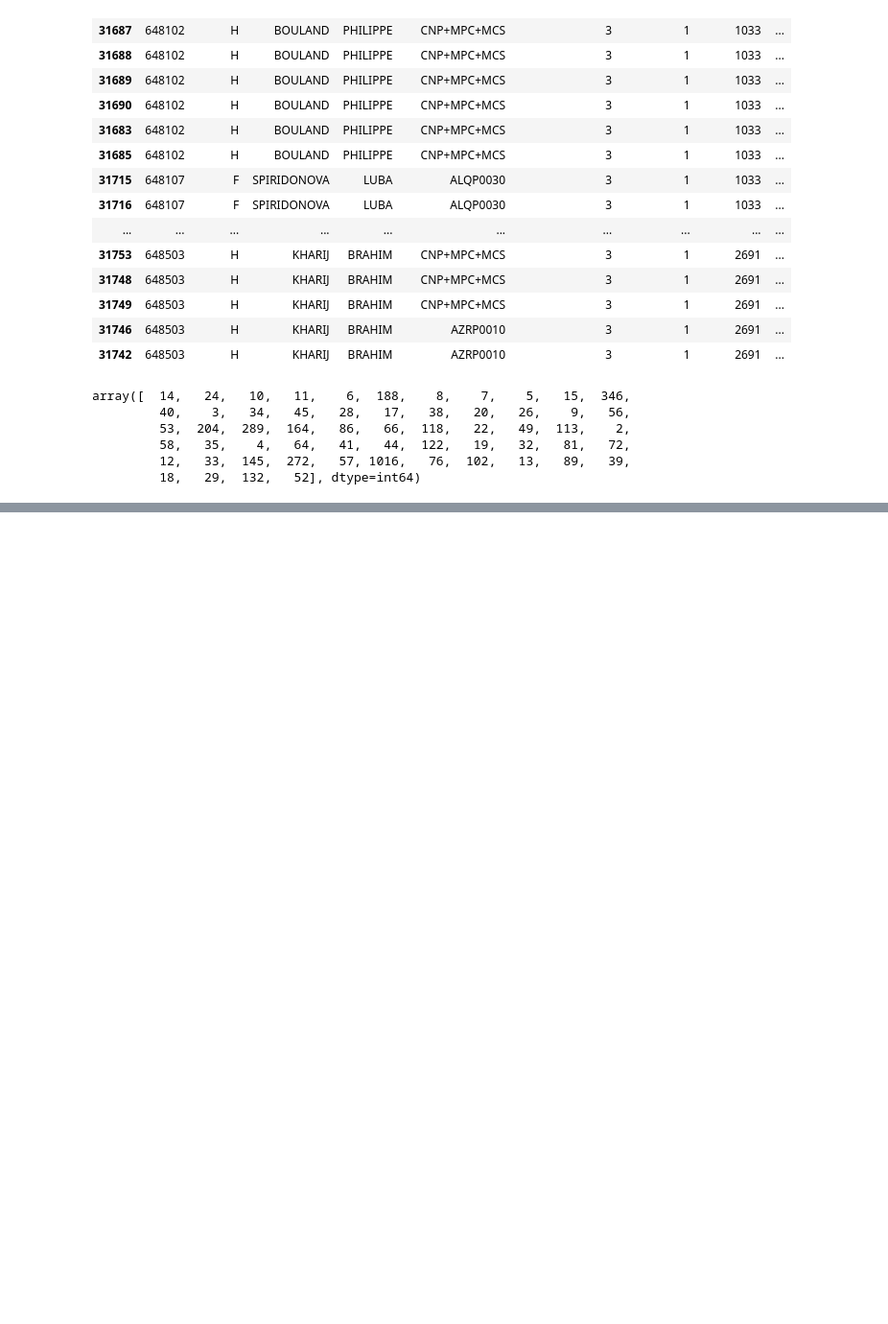
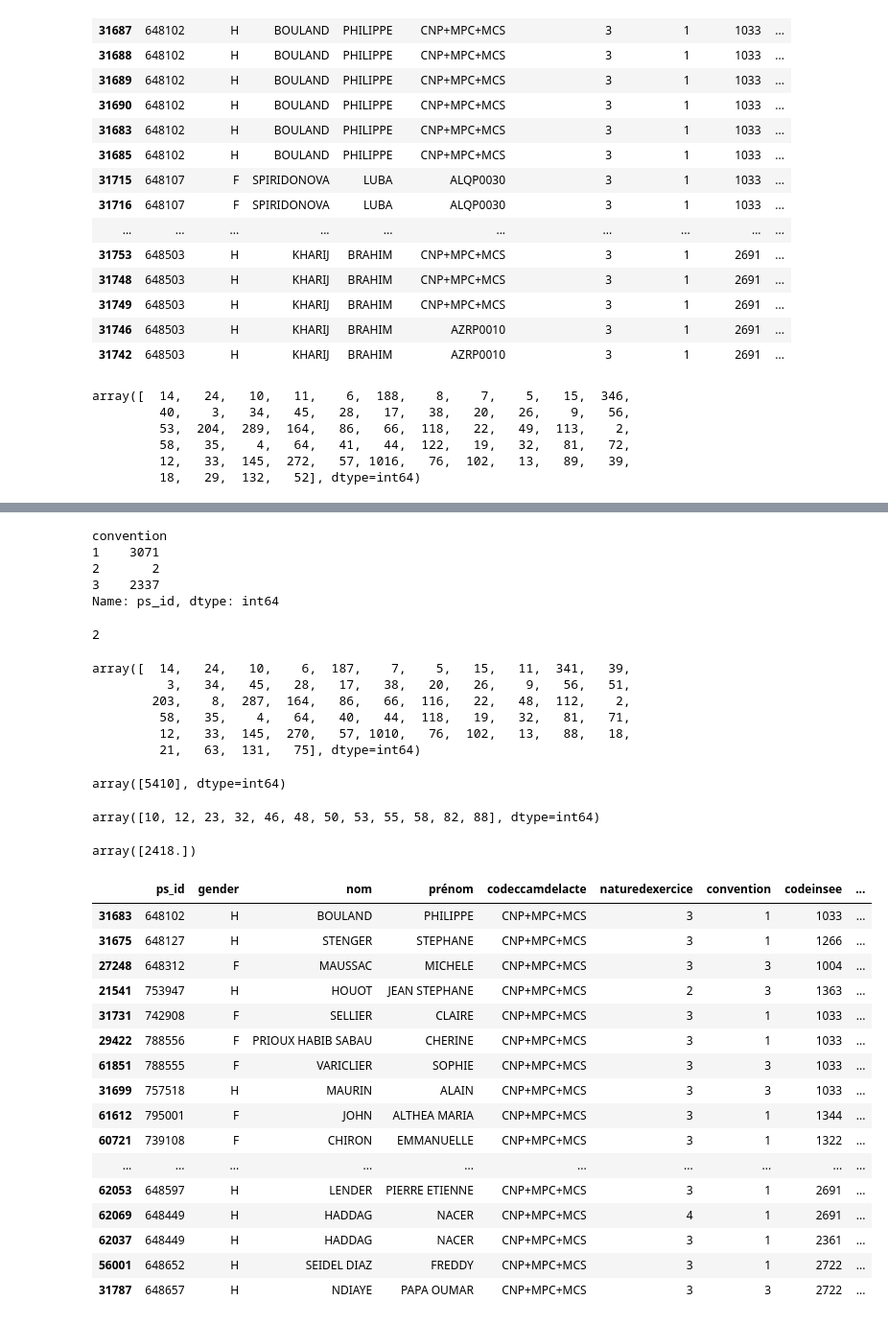
Before and after one commit to cyrilvincent/skema, a Jupyter notebook: depassement/depassement_psy.ipynb, the cells around one changed output, grey strips where cells are left out. Shown: that part at 96% size. Cells and saved outputs as stored; diff of their text form; code cells hidden in the pictures; blank space fills up the shorter version.

```diff
--- a/depassement/depassement_psy.ipynb
+++ b/depassement/depassement_psy.ipynb
@@ -168,0 +431,69 @@ array([  14,   24,   10,   11,    6,  188,    8,    7,    5,   15,  346,
+# %%
+df.groupby('convention')["ps_id"].nunique()
+# %% [output]
+convention
+1    3071
+2       2
+3    2337
+Name: ps_id, dtype: int64
+# %%
+# df = df.drop_duplicates(subset=['b']) inutile
+print(len(df[df["prixmoyen"] == 0])) #2
+df['prixmoyen'] = df['prixmoyen'].replace(0, tarif_s1)
+# ////Prix OK ////
+# %% [output]
+2
+# %%
+# Calculs départementaux
+df = df.sort_values(by="dep")
+df['NB'] = df.groupby('dep')['ps_id'].transform('nunique')
+df["NB"].unique() # Jamais == nan
+# %% [output]
+array([  14,   24,   10,    6,  187,    7,    5,   15,   11,  341,   39,
+          3,   34,   45,   28,   17,   38,   20,   26,    9,   56,   51,
+        203,    8,  287,  164,   86,   66,  116,   22,   48,  112,    2,
+         58,   35,    4,   64,   40,   44,  118,   19,   32,   81,   71,
+         12,   33,  145,  270,   57, 1010,   76,  102,   13,   88,   18,
+         21,   63,  131,   75], dtype=int64)
+# %%
+df['NB_F'] = df.groupby('c')['ps_id'].transform('nunique')
+df["NB_F"].unique() # 5410
+# %% [output]
+array([5410], dtype=int64)
+# %%
+mask_s2 = (df['convention'].isin([2, 3])) | ((df['convention'] == 1) & (df['optioncontratdaccèsauxsoins']))
+df['NB2'] = df[mask_s2].groupby('dep')['ps_id'].transform('nunique')
+df['NB2'] = df.groupby("dep")["NB2"].transform("mean")
+df["NB2"] = df["NB2"].fillna(0)
+df["NB2"].unique()
+df[df["NB2"] == 0]["dep"].unique()
+# %% [output]
+array([10, 12, 23, 32, 46, 48, 50, 53, 55, 58, 82, 88], dtype=int64)
+# %%
+df['NB2_F'] = df[mask_s2].groupby('c')['ps_id'].transform('nunique')
+df['NB2_F'] = df['NB2_F'].mean()
+df["NB2_F"].unique()  # 2418
+# %% [output]
+array([2418.])
+# %%
+df['ShareS2'] = df['NB2'] / df['NB']
+df['ShareS2_F'] = df['NB2_F'] / df['NB_F']
+df.head(20)
+# %% [output]
+|  | ps_id | gender | nom | prénom | codeccamdelacte | naturedexercice | convention | codeinsee | ... |
+| 31683 | 648102 | H | BOULAND | PHILIPPE | CNP+MPC+MCS | 3 | 1 | 1033 | ... |
+| 31675 | 648127 | H | STENGER | STEPHANE | CNP+MPC+MCS | 3 | 1 | 1266 | ... |
+| 27248 | 648312 | F | MAUSSAC | MICHELE | CNP+MPC+MCS | 3 | 3 | 1004 | ... |
+| 21541 | 753947 | H | HOUOT | JEAN STEPHANE | CNP+MPC+MCS | 2 | 3 | 1363 | ... |
+| 31731 | 742908 | F | SELLIER | CLAIRE | CNP+MPC+MCS | 3 | 1 | 1033 | ... |
+| 29422 | 788556 | F | PRIOUX HABIB SABAU | CHERINE | CNP+MPC+MCS | 3 | 1 | 1033 | ... |
+| 61851 | 788555 | F | VARICLIER | SOPHIE | CNP+MPC+MCS | 3 | 3 | 1033 | ... |
+| 31699 | 757518 | H | MAURIN | ALAIN | CNP+MPC+MCS | 3 | 3 | 1033 | ... |
+| 61612 | 795001 | F | JOHN | ALTHEA MARIA | CNP+MPC+MCS | 3 | 1 | 1344 | ... |
+| 60721 | 739108 | F | CHIRON | EMMANUELLE | CNP+MPC+MCS | 3 | 1 | 1322 | ... |
+| ... | ... | ... | ... | ... | ... | ... | ... | ... | ... |
+| 62053 | 648597 | H | LENDER | PIERRE ETIENNE | CNP+MPC+MCS | 3 | 1 | 2691 | ... |
+| 62069 | 648449 | H | HADDAG | NACER | CNP+MPC+MCS | 4 | 1 | 2691 | ... |
+| 62037 | 648449 | H | HADDAG | NACER | CNP+MPC+MCS | 3 | 1 | 2361 | ... |
+| 56001 | 648652 | H | SEIDEL DIAZ | FREDDY | CNP+MPC+MCS | 3 | 1 | 2722 | ... |
+| 31787 | 648657 | H | NDIAYE | PAPA OUMAR | CNP+MPC+MCS | 3 | 3 | 2722 | ... |
```
Also changed, not shown: parts of 22 cells of this notebook, 1 other file.
